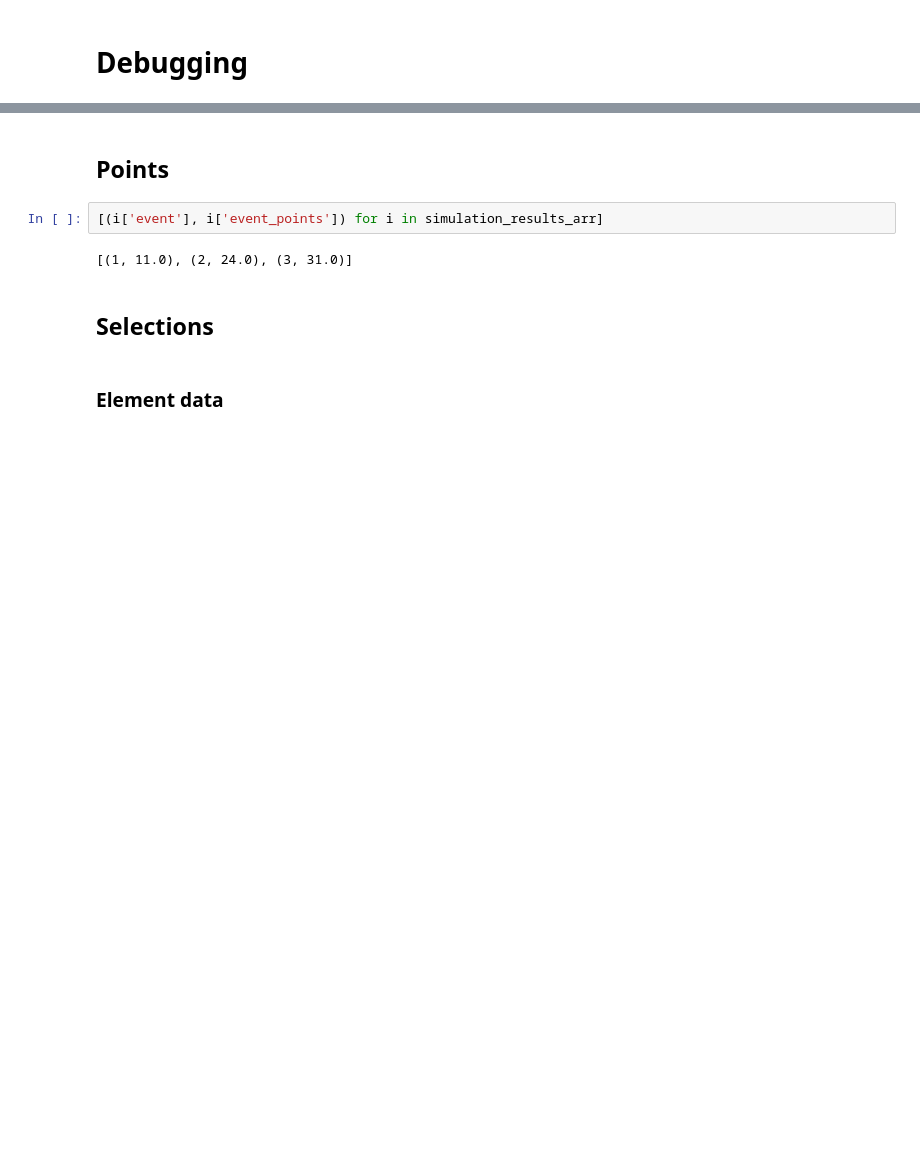
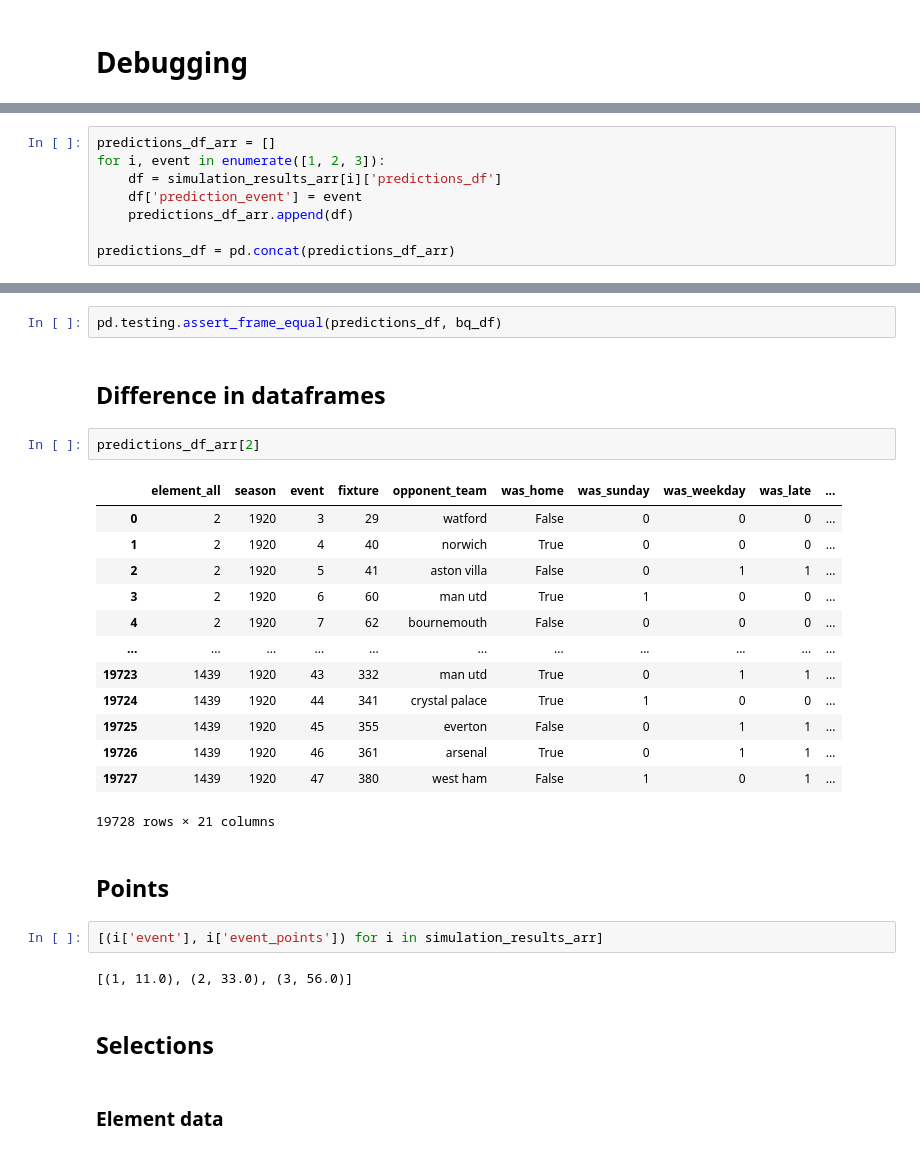
Before and after one commit to thomas-woodruff/footbot, a Jupyter notebook: footbot/research/01.01 Testing framework - Benchmark model.ipynb, the cells around one changed output, grey strips where cells are left out. Saved outputs shown, nothing was run; the diff lists cells and outputs as text; blank space fills up the shorter version.

Commit message:
notebook testing

```diff
--- a/footbot/research/01.01 Testing framework - Benchmark model.ipynb
+++ b/footbot/research/01.01 Testing framework - Benchmark model.ipynb
@@ -489,0 +494,8 @@ sum(i['event_points'] for i in simulation_results_arr)
+# %%
+predictions_df_arr = []
+for i, event in enumerate([1, 2, 3]):
+    df = simulation_results_arr[i]['predictions_df']
+    df['prediction_event'] = event
+    predictions_df_arr.append(df)
+
+predictions_df = pd.concat(predictions_df_arr)
@@ -490,9 +526,29 @@ sum(i['event_points'] for i in simulation_results_arr)
+# %%
+pd.testing.assert_frame_equal(predictions_df, bq_df)
+# %% [markdown]
+## Difference in dataframes
+# %%
+predictions_df_arr[2]
+# %% [output]
+|  | element_all | season | event | fixture | opponent_team | was_home | was_sunday | was_weekday | was_late | ... |
+| 0 | 2 | 1920 | 3 | 29 | watford | False | 0 | 0 | 0 | ... |
+| 1 | 2 | 1920 | 4 | 40 | norwich | True | 0 | 0 | 0 | ... |
+| 2 | 2 | 1920 | 5 | 41 | aston villa | False | 0 | 1 | 1 | ... |
+| 3 | 2 | 1920 | 6 | 60 | man utd | True | 1 | 0 | 0 | ... |
+| 4 | 2 | 1920 | 7 | 62 | bournemouth | False | 0 | 0 | 0 | ... |
+| ... | ... | ... | ... | ... | ... | ... | ... | ... | ... | ... |
+| 19723 | 1439 | 1920 | 43 | 332 | man utd | True | 0 | 1 | 1 | ... |
+| 19724 | 1439 | 1920 | 44 | 341 | crystal palace | True | 1 | 0 | 0 | ... |
+| 19725 | 1439 | 1920 | 45 | 355 | everton | False | 0 | 1 | 1 | ... |
+| 19726 | 1439 | 1920 | 46 | 361 | arsenal | True | 0 | 1 | 1 | ... |
+| 19727 | 1439 | 1920 | 47 | 380 | west ham | False | 1 | 0 | 1 | ... |
+19728 rows × 21 columns
 # %% [markdown]
 ## Points
 # %%
 [(i['event'], i['event_points']) for i in simulation_results_arr]
 # %% [output]
-[(1, 11.0), (2, 24.0), (3, 31.0)]
+[(1, 11.0), (2, 33.0), (3, 56.0)]
 # %% [markdown]
 ## Selections
 # %% [markdown]
```
Also changed, not shown: parts of 9 cells of this notebook, 1 other file.
